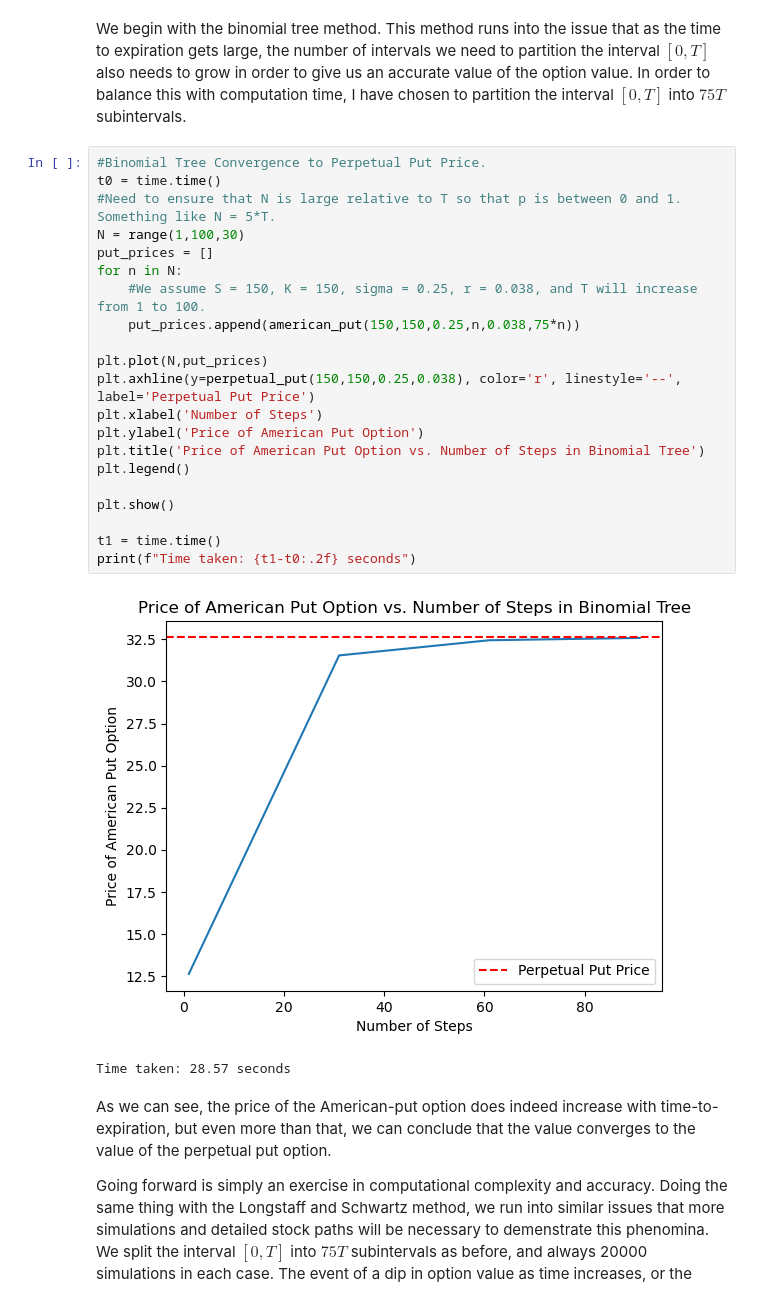
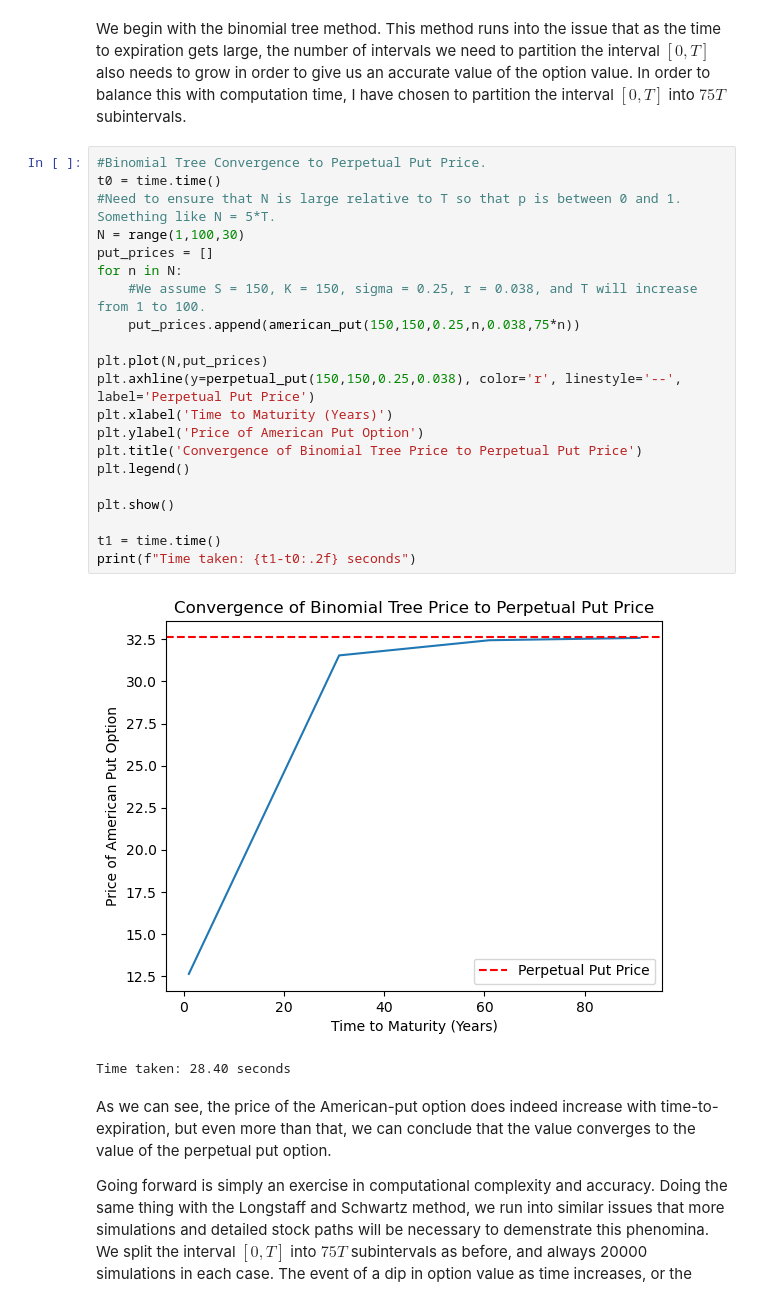
Before and after one commit to nathan-p-burns/pricing_american_options, a Jupyter notebook: pricing_american_options.ipynb, the cells around one changed output. Cells and saved outputs as stored; diff of their text form.

Commit message:
Fixed some of the plots.

```diff
--- a/pricing_american_options.ipynb
+++ b/pricing_american_options.ipynb
@@ -671,27 +671,27 @@ We begin with the binomial tree method. This method runs into the issue that as
 # %%
 #Binomial Tree Convergence to Perpetual Put Price.
 t0 = time.time()
 #Need to ensure that N is large relative to T so that p is between 0 and 1. Something like N = 5*T.
 N = range(1,100,30)
 put_prices = []
 for n in N:
     #We assume S = 150, K = 150, sigma = 0.25, r = 0.038, and T will increase from 1 to 100.
     put_prices.append(american_put(150,150,0.25,n,0.038,75*n))
 
 plt.plot(N,put_prices)
 plt.axhline(y=perpetual_put(150,150,0.25,0.038), color='r', linestyle='--', label='Perpetual Put Price')
-plt.xlabel('Number of Steps')
+plt.xlabel('Time to Maturity (Years)')
 plt.ylabel('Price of American Put Option')
-plt.title('Price of American Put Option vs. Number of Steps in Binomial Tree')
+plt.title('Convergence of Binomial Tree Price to Perpetual Put Price')
 plt.legend()
 
 plt.show()
 
 t1 = time.time()
 print(f"Time taken: {t1-t0:.2f} seconds")
 # %% [output]
-[figure, old version]
+[figure, new version]
-Time taken: 28.57 seconds
+Time taken: 28.40 seconds
 # %% [markdown]
 As we can see, the price of the American-put option does indeed increase with time-to-expiration, but even more than that, we can conclude that the value converges to the value of the perpetual put option.
 
```
Also changed, not shown: parts of 7 cells of this notebook.
